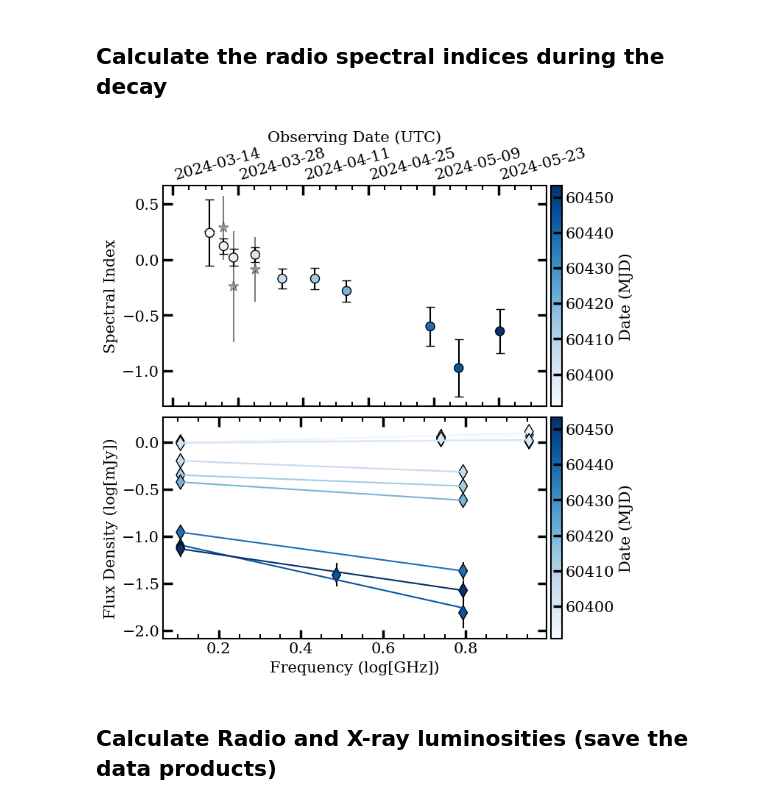
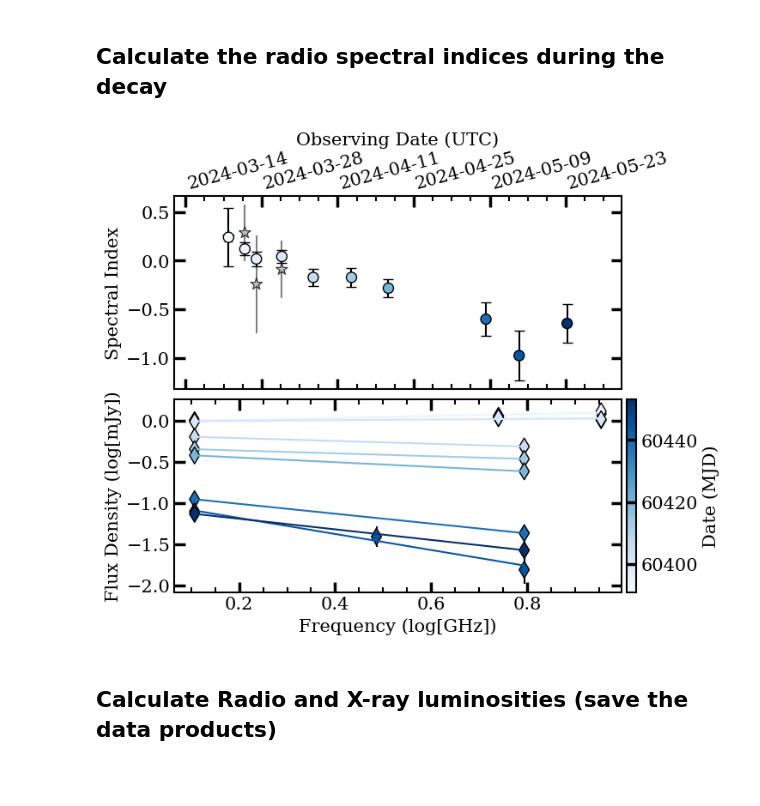
Before and after one commit to AKHughes1994/SwJ1727_2023_Outburst, a Jupyter notebook: RadioXrayCorrelation/SWJ1717_LRLX_Notebook.ipynb, the cells around one changed output. Drawn from its saved outputs; the diff is of its cells as text; code cells hidden in the pictures; blank space fills up the shorter version.

Commit message:
Lots of small changes to formating plots

```diff
--- a/RadioXrayCorrelation/SWJ1717_LRLX_Notebook.ipynb
+++ b/RadioXrayCorrelation/SWJ1717_LRLX_Notebook.ipynb
@@ -1105,7 +1110,7 @@ atca_alpha = np.array([])
 atca_alpha_err = np.array([])
 
 # Initialize the figure
-fig, ax = plt.subplots(2, figsize = (8,8), gridspec_kw={'hspace': 0.05})
+fig, ax = plt.subplots(2, figsize = (8,6), gridspec_kw={'hspace': 0.05})
 ax = np.atleast_1d(ax)
 cm = mpl.colormaps['Blues']
 
@@ -1165,7 +1170,7 @@ for t, n in zip(times, counts):
 
 # Finialize plot
 fig.colorbar(cplt, ax=ax[1], label="Date (MJD)", shrink = 1, pad = 0.01)
-fig.colorbar(cplt, ax=ax[0], label="Date (MJD)", shrink = 1, pad = 0.01)
+# fig.colorbar(cplt, ax=ax[0], label="Date (MJD)", shrink = 1, pad = 0.01)
 ax[0].scatter(Time(alpha_decay_mjd,format='mjd').datetime, alpha_decay, marker = 'o', s = 75, ec = 'k', c = cplt.to_rgba(alpha_decay_mjd), zorder = 1000)
 ax[0].errorbar(Time(alpha_decay_mjd,format='mjd').datetime, alpha_decay, alpha_decay_err, fmt = '.', c = 'k', capsize = 4)
 ax[0].set_ylabel('Spectral Index', fontsize = 15)
@@ -1173,38 +1178,38 @@ ax[1].set_ylabel('Flux Density (log[mJy])', fontsize = 15)
 ax[1].set_xlabel('Frequency (log[GHz])')
 
 # Add the ATCA data to the plot
-ax[0].scatter(Time(atca_mjd,format='mjd').datetime, atca_alpha, marker = '*', s = 100, ec = 'k', c = cplt.to_rgba(atca_mjd), zorder = 100, alpha = 0.5)
+ax[0].scatter(Time(atca_mjd,format='mjd').datetime, atca_alpha, marker = '*', s = 100, ec = 'k', c = cplt.to_rgba(atca_mjd), zorder = 100, alpha = 0.75)
 ax[0].errorbar(Time(atca_mjd,format='mjd').datetime, atca_alpha, atca_alpha_err, fmt = '.', c = 'k', alpha=0.5)
 
 # Formatting nonsense
 ax[0].set_xlabel('Observing Date (UTC)', fontfamily='serif')
 ax[0].xaxis.set_major_locator(mdates.DayLocator(interval=14))
 ax[0].set_xlim(Time(alpha_decay_mjd[0] - 10, format='mjd').datetime,Time(alpha_decay_mjd[-1] + 10, format='mjd').datetime)
 ax[0].xaxis.set_label_position('top')
 xformatter = mdates.DateFormatter('%Y-%m-%d')
 plt.gcf().axes[0].xaxis.set_major_formatter(xformatter)
 ax[0].tick_params(axis='x', which='major',rotation=15, labeltop=True, labelbottom=False)
 xlabels = ax[0].get_xticklabels()
 ax[0].set_xticklabels(xlabels, rotation=15, ha='left')
 #FormatAxis(np.array([ax[0]]), [alpha_decay_mjd[0], alpha_decay_mjd[-1]], interval= 14)
 
 align_axis_x(ax[0], ax[1])
 plt.savefig('plots/Decay_spectral_index.pdf', bbox_inches="tight")
 plt.show()
 
 # Save the decay spectral indices into a text file
 decay_alpha = np.array([alpha_decay_mjd, alpha_decay, alpha_decay_err])
 np.savetxt('SWJ1717_Files/alpha_core_decay.txt', decay_alpha.T, header = 'Date (MJD), Spec. Index, Spec. Index Err')
 
 # Save the spectral (both rise and decay) into a single text file
 # Load rise alpha
 rise_alpha = np.genfromtxt('SWJ1717_Files/alpha_core_rise.txt', skip_header = 1).T
 
 # Concat. the arrays
 total_alpha = np.hstack((rise_alpha, decay_alpha))
 np.savetxt('SWJ1717_Files/alpha_core.txt', total_alpha.T, header = 'Date (MJD), Spec. Index, Spec. Index Err')
 # %% [output]
-[figure, old version]
+[figure, new version]
 # %% [markdown]
 ## Calculate Radio and X-ray luminosities (save the data products)
 # %%
```
Also changed, not shown: parts of 9 cells of this notebook, 24 other files.
